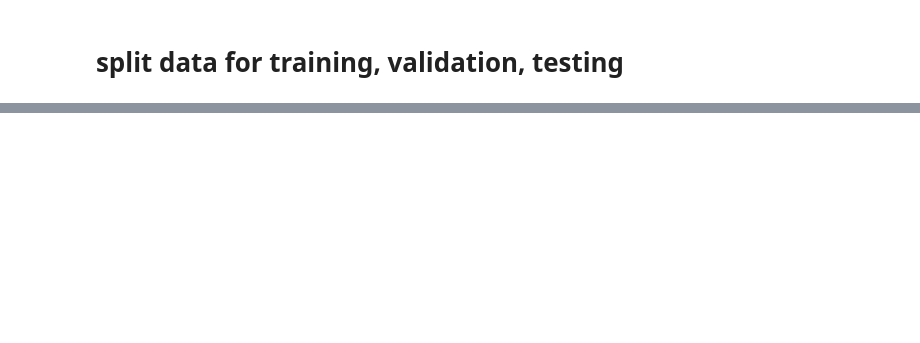
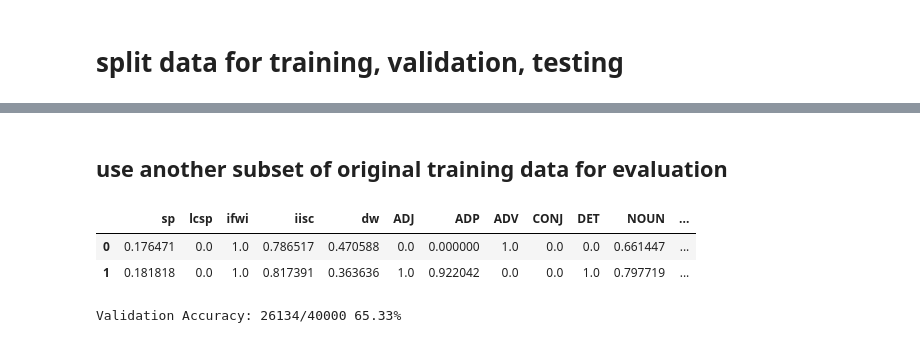
Before and after one commit to ryonion/kaggle_question_pair, a Jupyter notebook: mat_builder.ipynb, the cells around one changed output, grey strips where cells are left out. Cells and saved outputs as stored; diff of their text form; code cells hidden in the pictures; blank space fills up the shorter version.

```diff
--- a/mat_builder.ipynb
+++ b/mat_builder.ipynb
@@ -332,0 +555,21 @@ Elman RNN Test Accuracy: 69.525%
+# %% [markdown]
+## use another subset of original training data for evaluation
+# %%
+test = pd.read_csv(mat_file)[40000:]
+test_emb = pd.read_csv("data/emb_mat_test.csv")
+test_Y = pd.read_csv(pp_file)[40000:]
+# %%
+test.reset_index(drop=True, inplace=True)
+# %%
+test_comb = test.join(test_emb)
+# %%
+col_list = list(test_comb)
+col_list[1], col_list[3] = col_list[3], col_list[1]
+col_list[0], col_list[4] = col_list[4], col_list[0]
+test_comb.columns = col_list
+# %%
+test_comb.head(2)
+# %% [output]
+|  | sp | lcsp | ifwi | iisc | dw | ADJ | ADP | ADV | CONJ | DET | NOUN | ... |
+| 0 | 0.176471 | 0.0 | 1.0 | 0.786517 | 0.470588 | 0.0 | 0.000000 | 1.0 | 0.0 | 0.0 | 0.661447 | ... |
+| 1 | 0.181818 | 0.0 | 1.0 | 0.817391 | 0.363636 | 1.0 | 0.922042 | 0.0 | 0.0 | 1.0 | 0.797719 | ... |
@@ -332,0 +593,7 @@ Elman RNN Test Accuracy: 69.525%
+# %%
+pred = test_pred_fslr
+targ = test_Y['is_duplicate']
+bingo = sum([ int(t-p<0.5) for p,t in zip(pred,targ) ])
+print("Validation Accuracy: %d/%d %.2f%%"%(bingo, len(targ), 100*bingo/len(targ)) )
+# %% [output]
+Validation Accuracy: 26134/40000 65.33%
```
Also changed, not shown: parts of 78 cells of this notebook, 7 other files.
